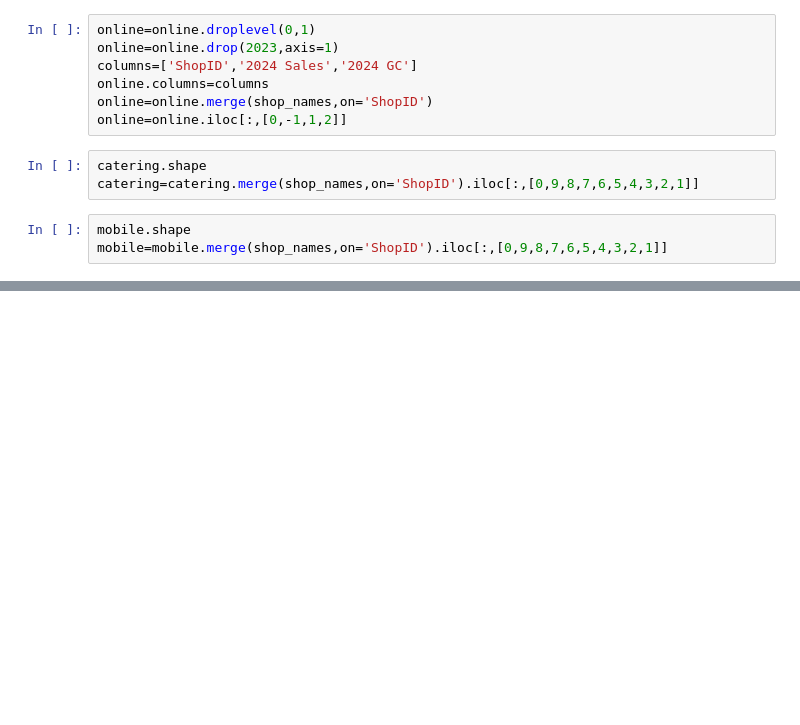
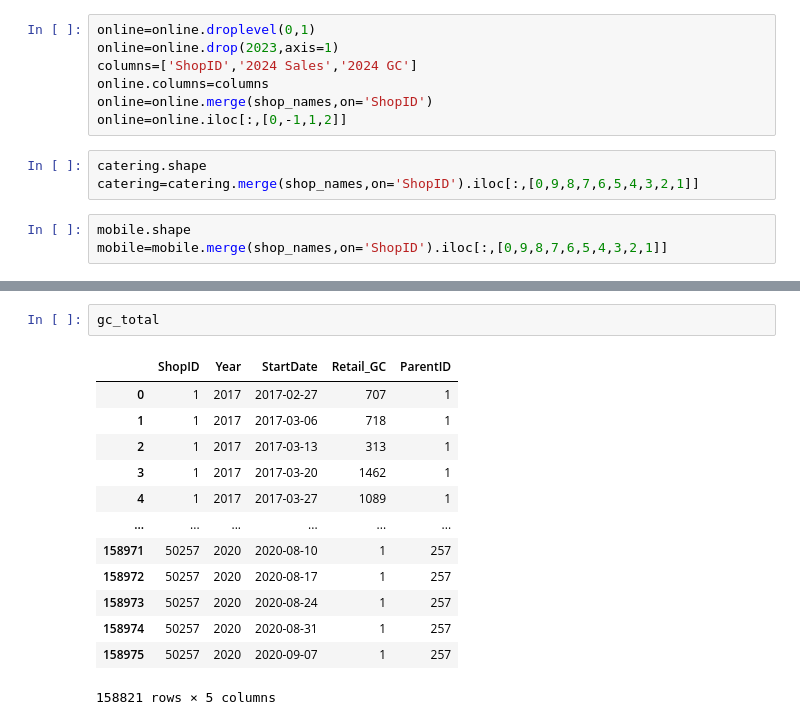
Before and after one commit to jh729670/Work, a Jupyter notebook: Historical Sales by Category 2017-24-checkpoint.ipynb, the cells around one changed output, grey strips where cells are left out. Saved outputs shown, nothing was run; the diff lists cells and outputs as text; blank space fills up the shorter version.

```diff
--- a/Historical Sales by Category 2017-24-checkpoint.ipynb
+++ b/Historical Sales by Category 2017-24-checkpoint.ipynb
@@ -431,0 +514,16 @@ mobile=mobile.merge(shop_names,on='ShopID').iloc[:,[0,9,8,7,6,5,4,3,2,1]]
+# %%
+gc_total
+# %% [output]
+|  | ShopID | Year | StartDate | Retail_GC | ParentID |
+| 0 | 1 | 2017 | 2017-02-27 | 707 | 1 |
+| 1 | 1 | 2017 | 2017-03-06 | 718 | 1 |
+| 2 | 1 | 2017 | 2017-03-13 | 313 | 1 |
+| 3 | 1 | 2017 | 2017-03-20 | 1462 | 1 |
+| 4 | 1 | 2017 | 2017-03-27 | 1089 | 1 |
+| ... | ... | ... | ... | ... | ... |
+| 158971 | 50257 | 2020 | 2020-08-10 | 1 | 257 |
+| 158972 | 50257 | 2020 | 2020-08-17 | 1 | 257 |
+| 158973 | 50257 | 2020 | 2020-08-24 | 1 | 257 |
+| 158974 | 50257 | 2020 | 2020-08-31 | 1 | 257 |
+| 158975 | 50257 | 2020 | 2020-09-07 | 1 | 257 |
+158821 rows × 5 columns
```
Also changed, not shown: parts of 45 cells of this notebook, 24 other files.
